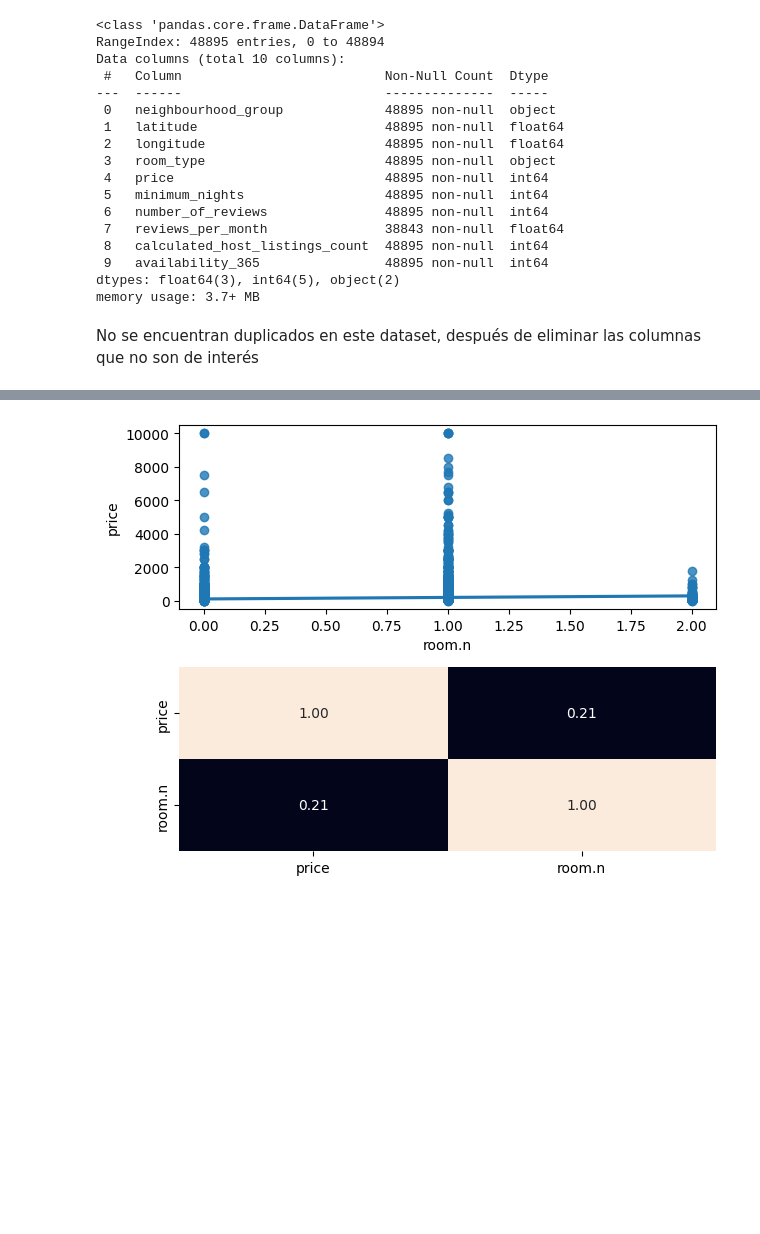
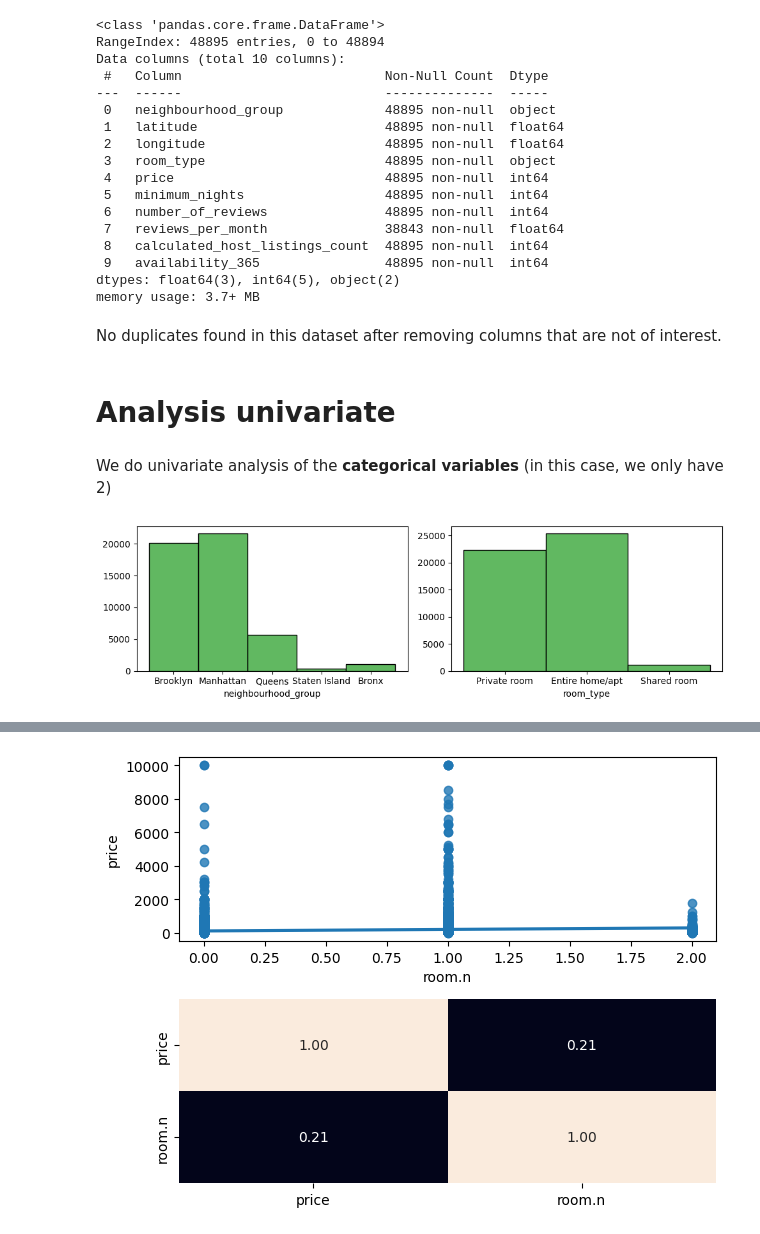
Before and after one commit to Yakondra/eda-repository-, a Jupyter notebook: src/explore.ipynb, the cells around one changed output, grey strips where cells are left out. Saved outputs shown, nothing was run; the diff lists cells and outputs as text; code cells hidden in the pictures; blank space fills up the shorter version.

```diff
--- a/src/explore.ipynb
+++ b/src/explore.ipynb
@@ -106,5 +116,23 @@ Data columns (total 10 columns):
  9   availability_365                48895 non-null  int64
 dtypes: float64(3), int64(5), object(2)
 memory usage: 3.7+ MB
-# %% [markdown]
-No se encuentran duplicados en este dataset, después de eliminar las columnas que no son de interés
+# %% [markdown]
+No duplicates found in this dataset after removing columns that are not of interest.
+# %% [markdown]
+# Analysis univariate
+# %% [markdown]
+We do univariate analysis of the **categorical variables** (in this case, we only have 2)
+# %%
+import matplotlib.pyplot as plt
+import seaborn as sns
+
+fig, axis = plt.subplots(1, 2, figsize = (10, 3))
+#sns.set(style="white")
+sns.histplot(ax = axis[0], data= dt_nio, x = 'neighbourhood_group', color = 'C2').set(ylabel = None)
+sns.histplot(ax = axis[1], data= dt_nio, x = 'room_type', color = 'C2').set(ylabel = None)
+
+
+plt.tight_layout()
+plt.show()
+# %% [output]
+[figure, added]
```
Also changed, not shown: parts of 26 cells of this notebook, 2 other files.
